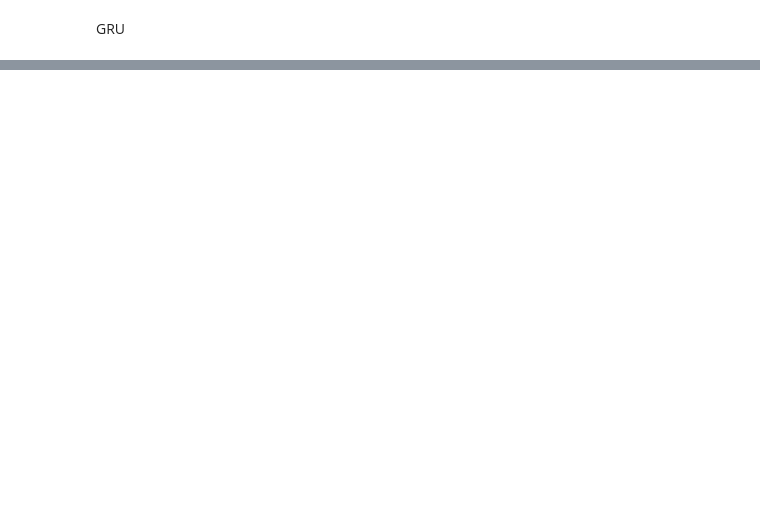
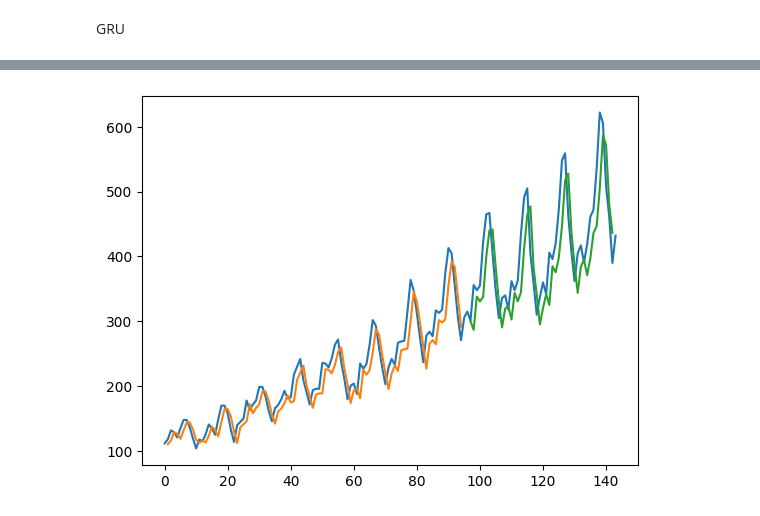
Before and after one commit to PhotonicGluon/Keras-MatMulLess, a Jupyter notebook: experiments/time_series_forecasting_v2.ipynb, the cells around one changed output, grey strips where cells are left out. Saved outputs shown, nothing was run; the diff lists cells and outputs as text; code cells hidden in the pictures; blank space fills up the shorter version.

```diff
--- a/experiments/time_series_forecasting_v2.ipynb
+++ b/experiments/time_series_forecasting_v2.ipynb
@@ -283,0 +286,9 @@ plt.show()
+# %%
+# create and fit the GRU network
+model = keras.Sequential()
+model.add(keras.Input((1, look_back)))
+model.add(keras_mml.layers.LRUMML(4, 8))
+model.add(keras.layers.Dense(4))
+model.add(keras.layers.Dense(1))
+model.compile(loss='mean_squared_error', optimizer='adam')
+model.fit(trainX, trainY, epochs=100, batch_size=1, verbose=2)
@@ -283,0 +314,14 @@ plt.show()
+# %%
+# make predictions
+trainPredict = model.predict(trainX)
+testPredict = model.predict(testX)
+# invert predictions
+trainPredict_orig = scaler.inverse_transform(trainPredict)
+trainY_orig = scaler.inverse_transform([trainY])
+testPredict_orig = scaler.inverse_transform(testPredict)
+testY_orig = scaler.inverse_transform([testY])
+# calculate root mean squared error
+trainScore = np.sqrt(mean_squared_error(trainY_orig[0], trainPredict_orig[:,0]))
+print('Train Score: %.2f RMSE' % (trainScore))
+testScore = np.sqrt(mean_squared_error(testY_orig[0], testPredict_orig[:,0]))
+print('Test Score: %.2f RMSE' % (testScore))
@@ -283,0 +333,16 @@ plt.show()
+# %%
+# shift train predictions for plotting
+trainPredictPlot = np.empty_like(dataset)
+trainPredictPlot[:, :] = np.nan
+trainPredictPlot[look_back:len(trainPredict)+look_back, :] = trainPredict_orig
+# shift test predictions for plotting
+testPredictPlot = np.empty_like(dataset)
+testPredictPlot[:, :] = np.nan
+testPredictPlot[len(trainPredict)+(look_back*2)+1:len(dataset)-1, :] = testPredict_orig
+# plot baseline and predictions
+plt.plot(scaler.inverse_transform(dataset))
+plt.plot(trainPredictPlot)
+plt.plot(testPredictPlot)
+plt.show()
+# %% [output]
+[figure, added]
```
Also changed, not shown: parts of 14 cells of this notebook, 3 other files.
